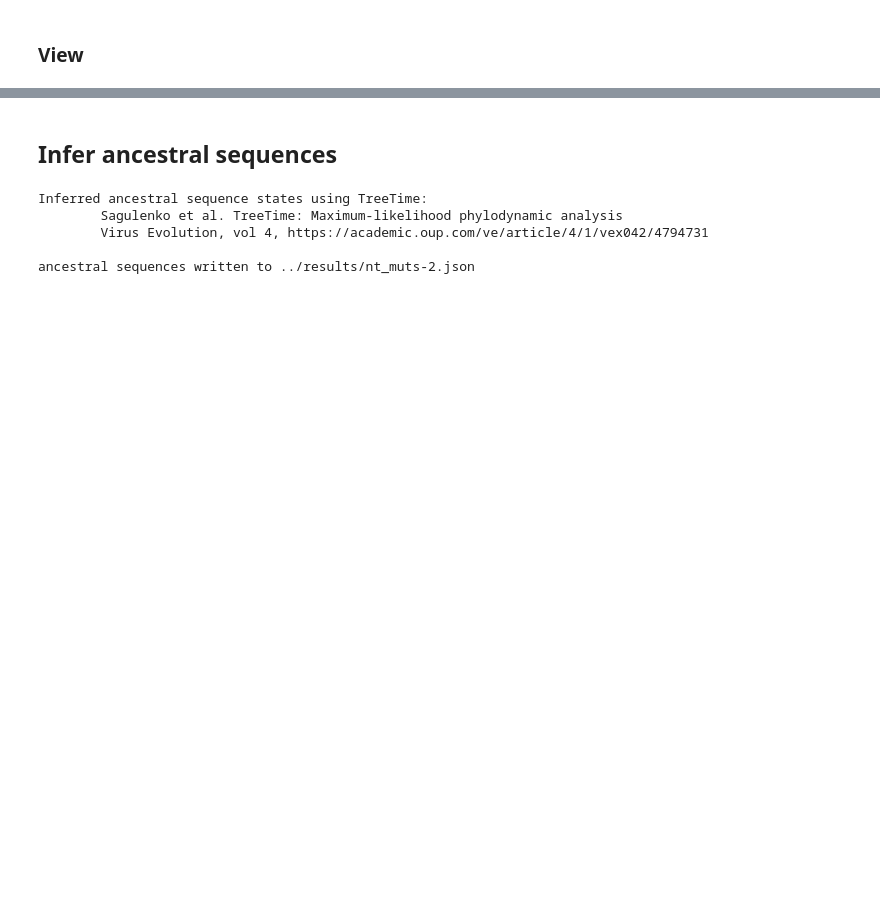
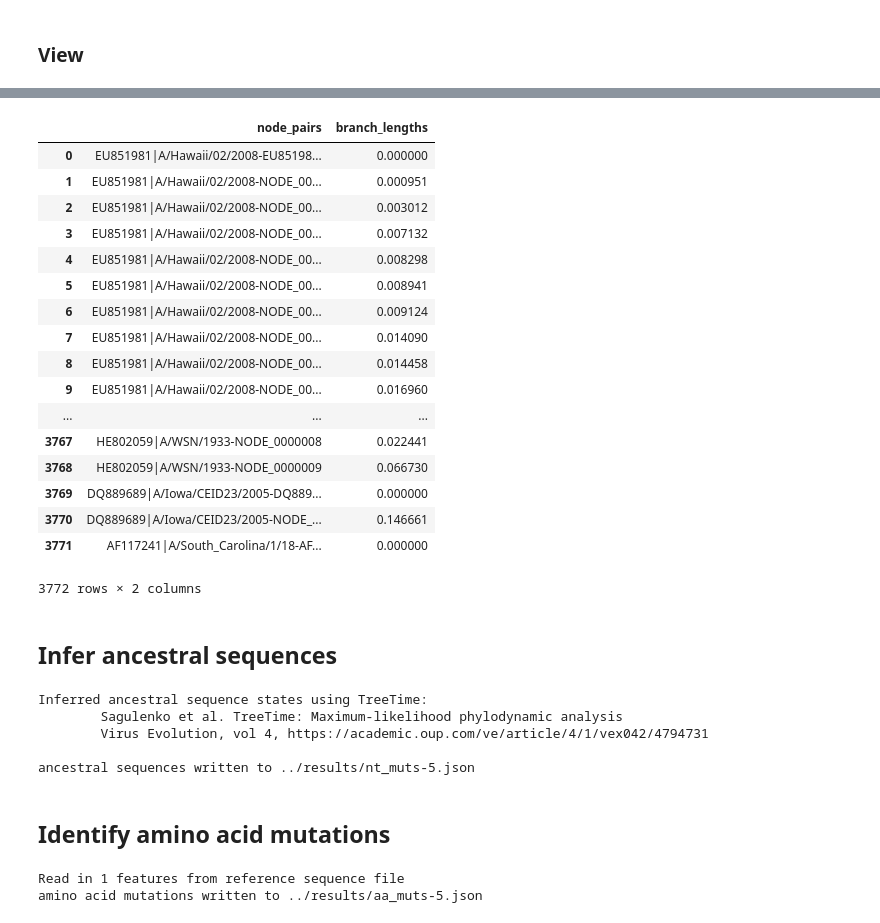
Before and after one commit to gboyle2/spatial_coupling, a Jupyter notebook: influenza-ha/analysis/influenza-A_HA_augur.ipynb, the cells around one changed output, grey strips where cells are left out. Saved outputs shown, nothing was run; the diff lists cells and outputs as text; code cells hidden in the pictures; blank space fills up the shorter version.

```diff
--- a/influenza-ha/analysis/influenza-A_HA_augur.ipynb
+++ b/influenza-ha/analysis/influenza-A_HA_augur.ipynb
@@ -402,14 +307,73 @@ in aligned-2.fasta: CY021709:19-1719|A/AA/Huston/1945
+# %%
+paths = []
+for tip in tree.get_terminals():
+    paths.append(tree.get_path(tip))
+
+# Reverse the direction of the paths
+index = 0
+for path in paths:
+    paths[index] = path[::-1]
+    index += 1
+
+# Distance between
+branch_lengths = []
+node_names = []
+for tip in paths:
+    for parent in tip:
+        branch_lengths.append(tree.distance(target1 = tip[0].name, target2 = parent.name))
+        name = (tip[0].name + "-" + parent.name)
+        node_names.append(name)
+
+
+
+
+distances = list(zip(node_names, branch_lengths))
+
+# df = pd.DataFrame(data = metadata, columns=['id', 'strain', 'year'])
+dist_df = pd.DataFrame(data = distances, columns=['node_pairs', 'branch_lengths'])
+
+dist_df
+# %% [output]
+|  | node_pairs | branch_lengths |
+| 0 | EU851981|A/Hawaii/02/2008-EU85198... | 0.000000 |
+| 1 | EU851981|A/Hawaii/02/2008-NODE_00... | 0.000951 |
+| 2 | EU851981|A/Hawaii/02/2008-NODE_00... | 0.003012 |
+| 3 | EU851981|A/Hawaii/02/2008-NODE_00... | 0.007132 |
+| 4 | EU851981|A/Hawaii/02/2008-NODE_00... | 0.008298 |
+| 5 | EU851981|A/Hawaii/02/2008-NODE_00... | 0.008941 |
+| 6 | EU851981|A/Hawaii/02/2008-NODE_00... | 0.009124 |
+| 7 | EU851981|A/Hawaii/02/2008-NODE_00... | 0.014090 |
+| 8 | EU851981|A/Hawaii/02/2008-NODE_00... | 0.014458 |
+| 9 | EU851981|A/Hawaii/02/2008-NODE_00... | 0.016960 |
+| ... | ... | ... |
+| 3767 | HE802059|A/WSN/1933-NODE_0000008 | 0.022441 |
+| 3768 | HE802059|A/WSN/1933-NODE_0000009 | 0.066730 |
+| 3769 | DQ889689|A/Iowa/CEID23/2005-DQ889... | 0.000000 |
+| 3770 | DQ889689|A/Iowa/CEID23/2005-NODE_... | 0.146661 |
+| 3771 | AF117241|A/South_Carolina/1/18-AF... | 0.000000 |
+3772 rows × 2 columns
 # %% [markdown]
 ## Infer ancestral sequences
 # %%
 !augur ancestral \
-  --tree ../results/tree_raw-2.nwk \
-  --alignment ../results/aligned-2.fasta \
-  --output ../results/nt_muts-2.json \
+  --tree ../results/tree-5.nwk \
+  --alignment ../results/aligned-5.fasta \
+  --output ../results/nt_muts-5.json \
   --inference joint
 # %% [output]
 Inferred ancestral sequence states using TreeTime:
         Sagulenko et al. TreeTime: Maximum-likelihood phylodynamic analysis
         Virus Evolution, vol 4, https://academic.oup.com/ve/article/4/1/vex042/4794731
 
-ancestral sequences written to ../results/nt_muts-2.json
+ancestral sequences written to ../results/nt_muts-5.json
+# %% [markdown]
+## Identify amino acid mutations
+# %%
+!augur translate \
+  --tree ../results/tree-5.nwk \
+  --ancestral-sequences ../results/nt_muts-5.json \
+  --reference-sequence ../config/influenza-HA_outgroup.gb \
+  --output ../results/aa_muts-5.json
+# %% [output]
+Read in 1 features from reference sequence file
+amino acid mutations written to ../results/aa_muts-5.json
```
Also changed, not shown: parts of 49 cells of this notebook, 20 other files.
